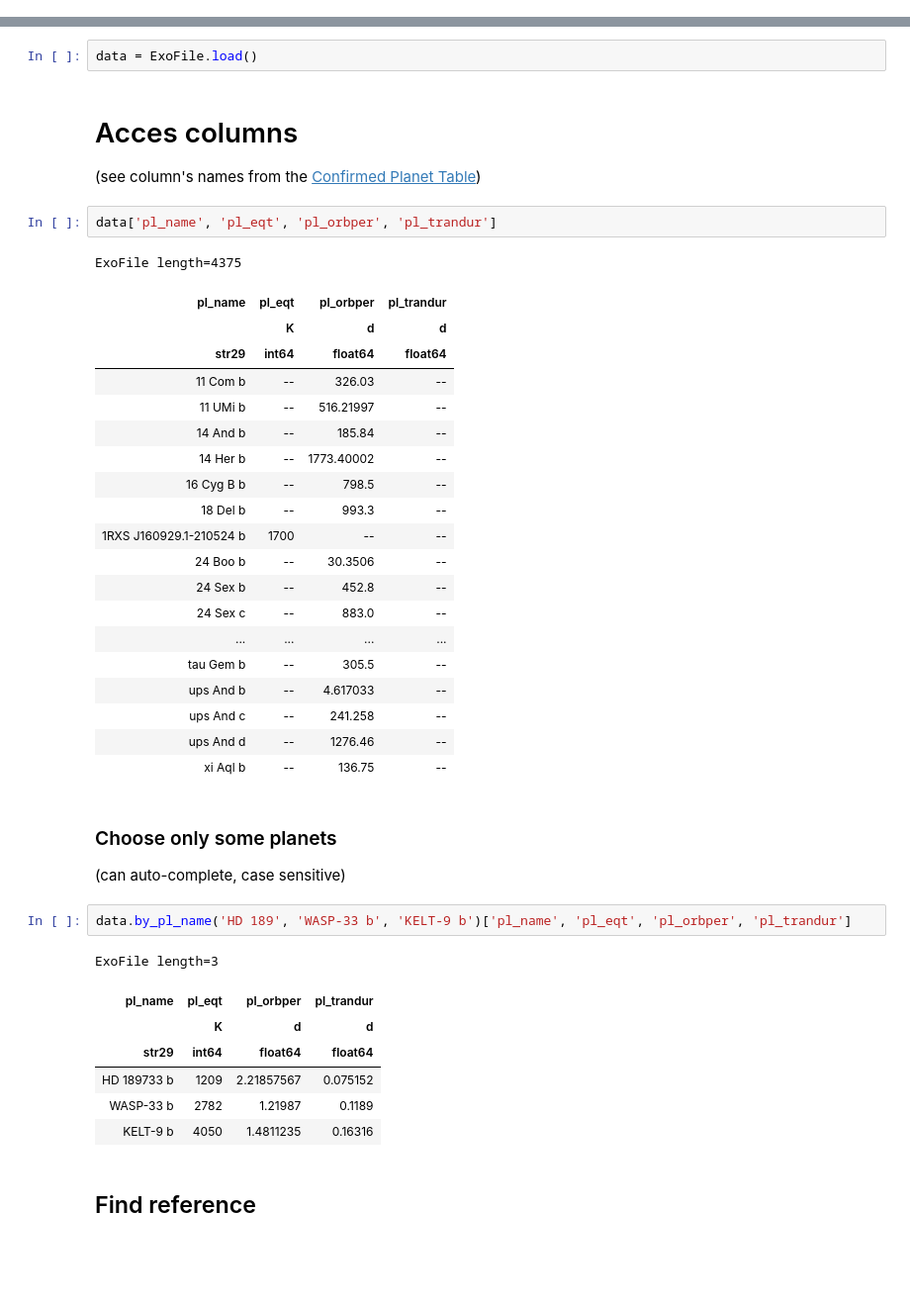
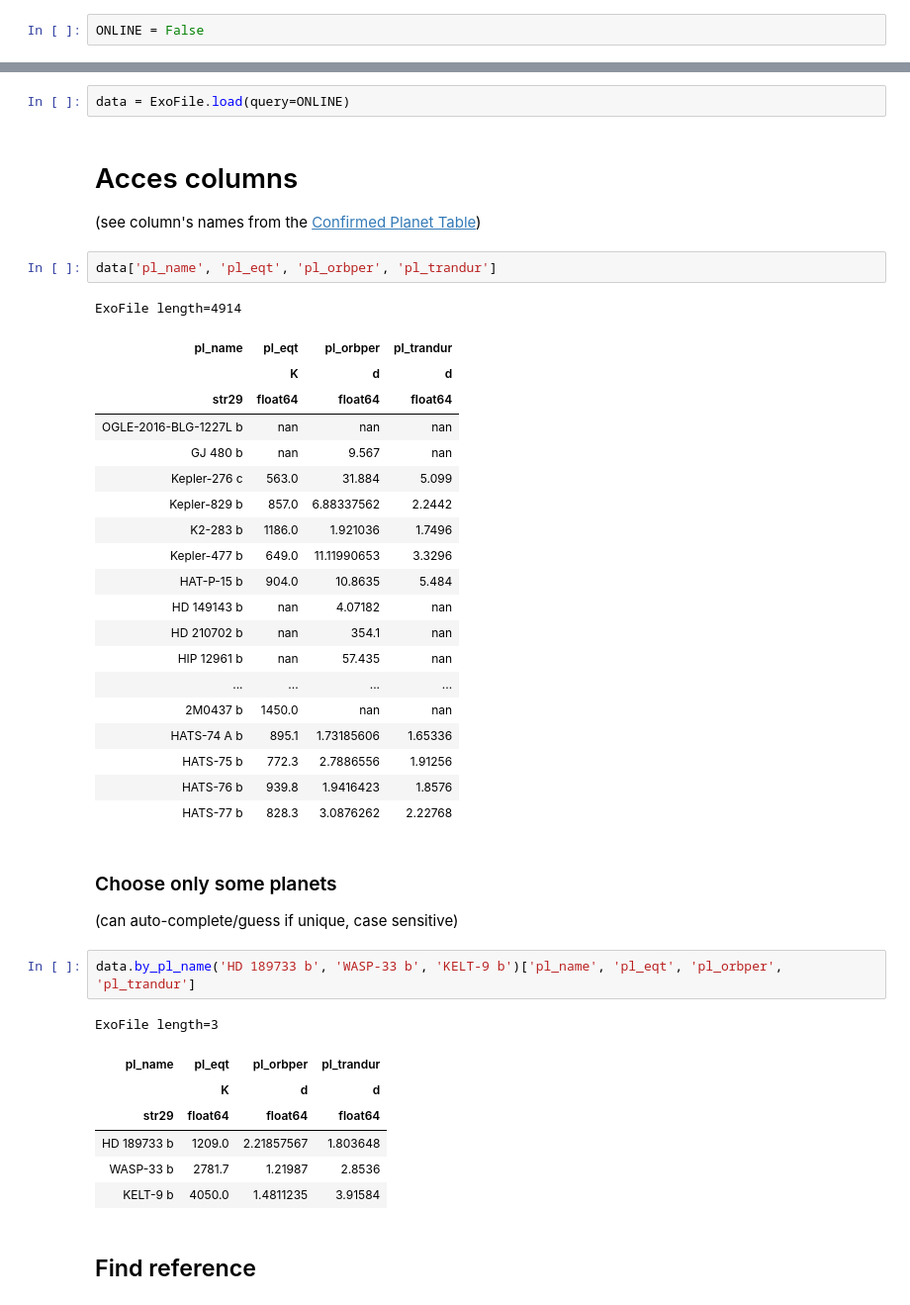
Before and after one commit to AntoineDarveau/exofile, a Jupyter notebook: Example.ipynb, the cells around one changed output, grey strips where cells are left out. Shown: that part at 99% size. Cells and saved outputs as stored; diff of their text form; blank space fills up the shorter version.

```diff
--- a/Example.ipynb
+++ b/Example.ipynb
@@ -5,46 +8,48 @@ from exofile.archive import ExoFile
+# %%
+ONLINE = False
 # %% [markdown]
 # Load the exofile
 (The warning about the custom file is not worrysome, since there is no custom file yet)
 # %%
-data = ExoFile.load()
+data = ExoFile.load(query=ONLINE)
 # %% [markdown]
 # Acces columns
 (see column's names from the [Confirmed Planet Table](https://exoplanetarchive.ipac.caltech.edu/docs/API_exoplanet_columns.html))
 # %%
 data['pl_name', 'pl_eqt', 'pl_orbper', 'pl_trandur']
 # %% [output]
-ExoFile length=4375
+ExoFile length=4914
 | pl_name | pl_eqt | pl_orbper | pl_trandur |
 |  | K | d | d |
-| str29 | int64 | float64 | float64 |
-| 11 Com b | -- | 326.03 | -- |
-| 11 UMi b | -- | 516.21997 | -- |
-| 14 And b | -- | 185.84 | -- |
-| 14 Her b | -- | 1773.40002 | -- |
-| 16 Cyg B b | -- | 798.5 | -- |
-| 18 Del b | -- | 993.3 | -- |
-| 1RXS J160929.1-210524 b | 1700 | -- | -- |
-| 24 Boo b | -- | 30.3506 | -- |
-| 24 Sex b | -- | 452.8 | -- |
-| 24 Sex c | -- | 883.0 | -- |
+| str29 | float64 | float64 | float64 |
+| OGLE-2016-BLG-1227L b | nan | nan | nan |
+| GJ 480 b | nan | 9.567 | nan |
+| Kepler-276 c | 563.0 | 31.884 | 5.099 |
+| Kepler-829 b | 857.0 | 6.88337562 | 2.2442 |
+| K2-283 b | 1186.0 | 1.921036 | 1.7496 |
+| Kepler-477 b | 649.0 | 11.11990653 | 3.3296 |
+| HAT-P-15 b | 904.0 | 10.8635 | 5.484 |
+| HD 149143 b | nan | 4.07182 | nan |
+| HD 210702 b | nan | 354.1 | nan |
+| HIP 12961 b | nan | 57.435 | nan |
 | ... | ... | ... | ... |
-| tau Gem b | -- | 305.5 | -- |
-| ups And b | -- | 4.617033 | -- |
-| ups And c | -- | 241.258 | -- |
-| ups And d | -- | 1276.46 | -- |
-| xi Aql b | -- | 136.75 | -- |
+| 2M0437 b | 1450.0 | nan | nan |
+| HATS-74 A b | 895.1 | 1.73185606 | 1.65336 |
+| HATS-75 b | 772.3 | 2.7886556 | 1.91256 |
+| HATS-76 b | 939.8 | 1.9416423 | 1.8576 |
+| HATS-77 b | 828.3 | 3.0876262 | 2.22768 |
 # %% [markdown]
 ### Choose only some planets
-(can auto-complete, case sensitive)
+(can auto-complete/guess if unique, case sensitive)
 # %%
-data.by_pl_name('HD 189', 'WASP-33 b', 'KELT-9 b')['pl_name', 'pl_eqt', 'pl_orbper', 'pl_trandur']
+data.by_pl_name('HD 189733 b', 'WASP-33 b', 'KELT-9 b')['pl_name', 'pl_eqt', 'pl_orbper', 'pl_trandur']
 # %% [output]
 ExoFile length=3
 | pl_name | pl_eqt | pl_orbper | pl_trandur |
 |  | K | d | d |
-| str29 | int64 | float64 | float64 |
-| HD 189733 b | 1209 | 2.21857567 | 0.075152 |
-| WASP-33 b | 2782 | 1.21987 | 0.1189 |
-| KELT-9 b | 4050 | 1.4811235 | 0.16316 |
+| str29 | float64 | float64 | float64 |
+| HD 189733 b | 1209.0 | 2.21857567 | 1.803648 |
+| WASP-33 b | 2781.7 | 1.21987 | 2.8536 |
+| KELT-9 b | 4050.0 | 1.4811235 | 3.91584 |
 # %% [markdown]
 ## Find reference
```
Also changed, not shown: parts of 33 cells of this notebook, 2 other files.
